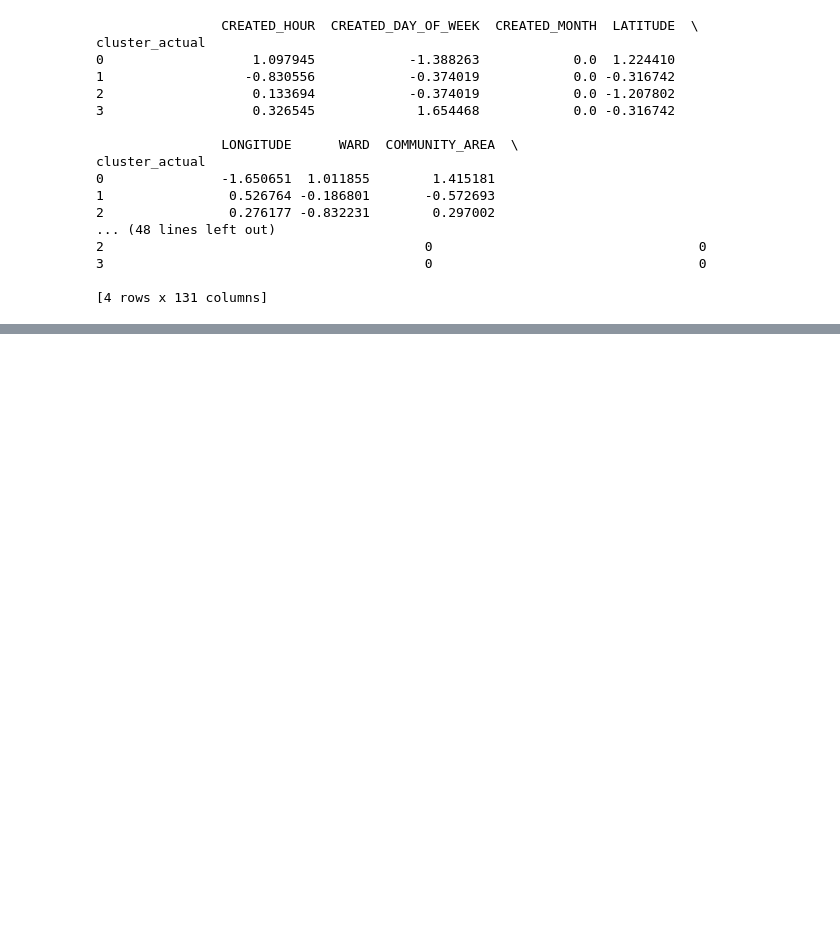
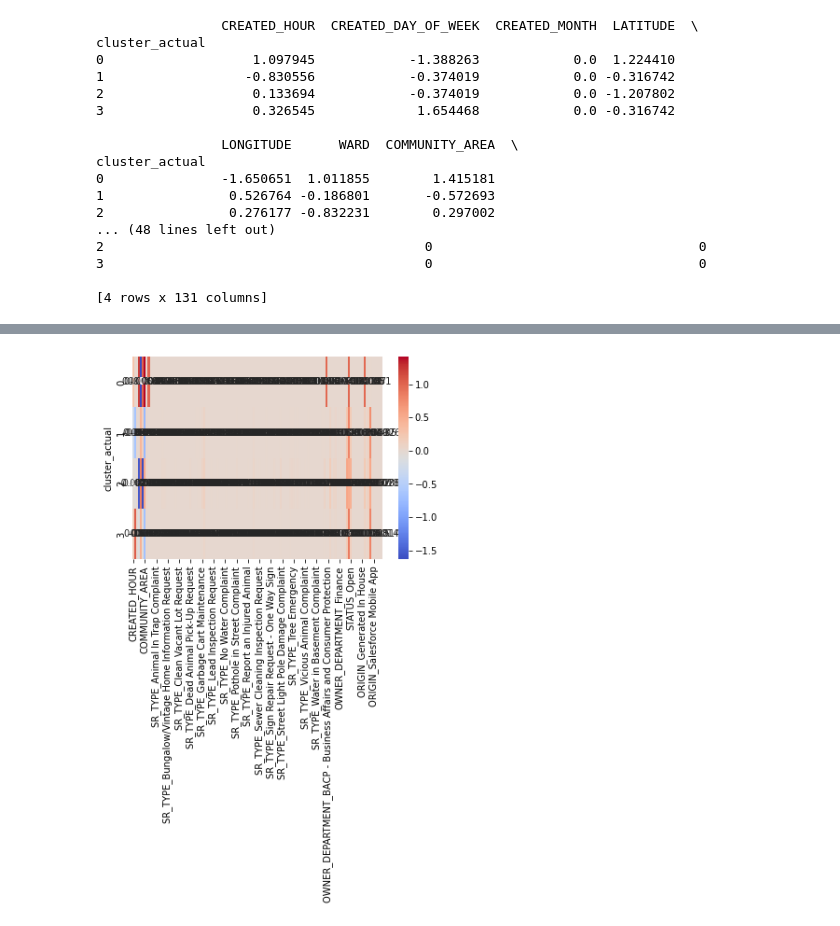
Before and after one commit to nmuralikrishnan/CS598_FDC_Spring2025_Project, a Jupyter notebook: segmentation_model.ipynb, the cells around one changed output, grey strips where cells are left out. Drawn from its saved outputs; the diff is of its cells as text; code cells hidden in the pictures; blank space fills up the shorter version.

```diff
--- a/segmentation_model.ipynb
+++ b/segmentation_model.ipynb
@@ -198,3 +187,7 @@ cluster_actual
 3                                         0                                  0
 
 [4 rows x 131 columns]
+# %%
+# average values for each cluster
+info = df_features.groupby('cluster_actual').mean()
+print(info)
@@ -200,0 +212,6 @@ cluster_actual
+# %%
+# visualizin the output of the means
+sns.heatmap(info, annot=True, cmap='coolwarm')
+plt.show()
+# %% [output]
+[figure, added]
```
Also changed, not shown: parts of 4 cells of this notebook.
